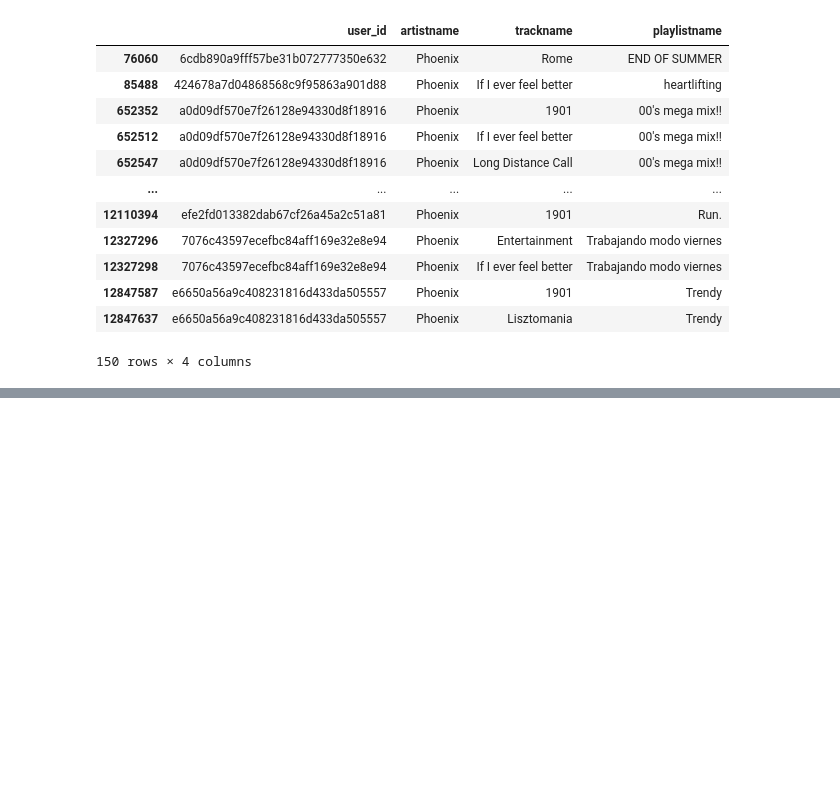
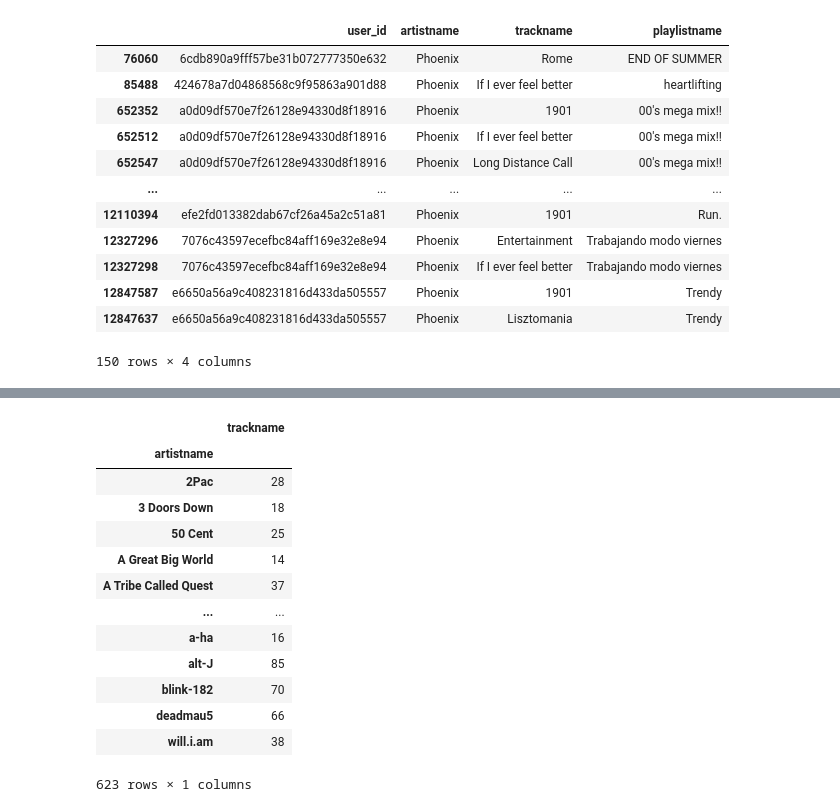
Before and after one commit to jli5064/Spotify, a Jupyter notebook: notebooks/practice.ipynb, the cells around one changed output, grey strips where cells are left out. Saved outputs shown, nothing was run; the diff lists cells and outputs as text; code cells hidden in the pictures; blank space fills up the shorter version.

```diff
--- a/notebooks/practice.ipynb
+++ b/notebooks/practice.ipynb
@@ -502,0 +466,19 @@ sorted(weight_dict.items(), key=lambda x:x[1], reverse=True)
+# %%
+# total songs
+x = df2.groupby('artistname').agg({'trackname':'count'})
+x
+# %% [output]
+|  | trackname |
+| artistname |  |
+| 2Pac | 28 |
+| 3 Doors Down | 18 |
+| 50 Cent | 25 |
+| A Great Big World | 14 |
+| A Tribe Called Quest | 37 |
+| ... | ... |
+| a-ha | 16 |
+| alt-J | 85 |
+| blink-182 | 70 |
+| deadmau5 | 66 |
+| will.i.am | 38 |
+623 rows × 1 columns
```
Also changed, not shown: parts of 18 cells of this notebook, 1 other file.
